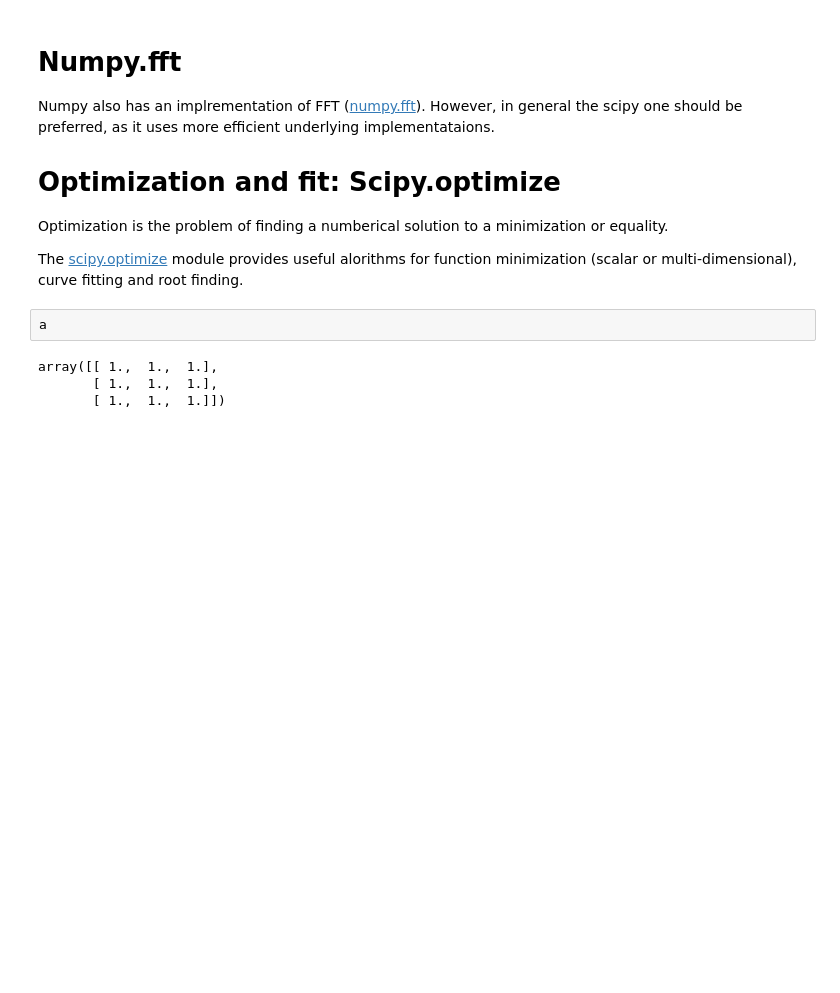
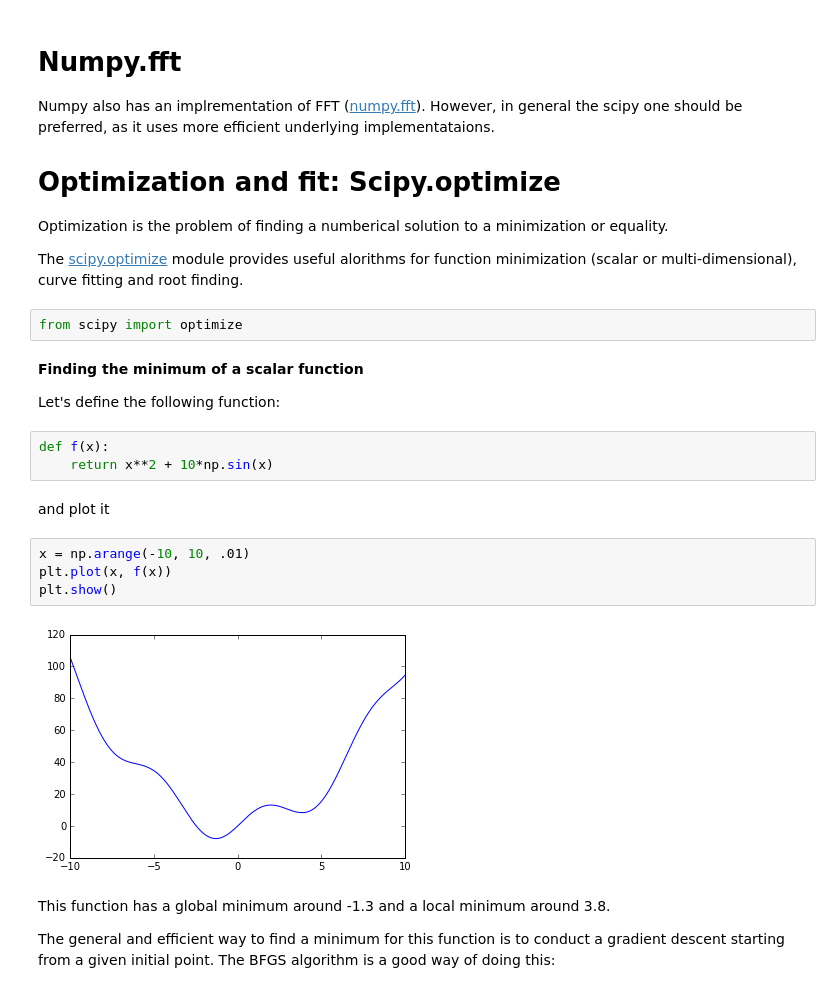
Before and after one commit to jorellano/HLSL, a Jupyter notebook: File input_output scipy.io.ipynb, the cells around one changed output. Cells and saved outputs as stored; diff of their text form; blank space fills up the shorter version.

```diff
--- a/File input_output scipy.io.ipynb
+++ b/File input_output scipy.io.ipynb
@@ -135,9 +135,24 @@ Numpy also has an implrementation of FFT ([numpy.fft](http://docs.scipy.org/doc/
 Optimization is the problem of finding a numberical solution to a minimization or equality.
 
 The [scipy.optimize](http://docs.scipy.org/doc/scipy/reference/optimize.html#module-scipy.optimize) module provides useful alorithms for function minimization (scalar or multi-dimensional), curve fitting and root finding.
-# %%
-a
-# %% [output]
-array([[ 1.,  1.,  1.],
-       [ 1.,  1.,  1.],
-       [ 1.,  1.,  1.]])
+# %%
+from scipy import optimize
+# %% [markdown]
+**Finding the minimum of a scalar function**
+
+Let's define the following function:
+# %%
+def f(x):
+    return x**2 + 10*np.sin(x)
+# %% [markdown]
+and plot it
+# %%
+x = np.arange(-10, 10, .01)
+plt.plot(x, f(x))
+plt.show()
+# %% [output]
+[figure, added]
+# %% [markdown]
+This function has a global minimum around -1.3 and a local minimum around 3.8.
+
+The general and efficient way to find a minimum for this function is to conduct a gradient descent starting from a given initial point. The BFGS algorithm is a good way of doing this:
```
Also changed, not shown: parts of 7 cells of this notebook.
